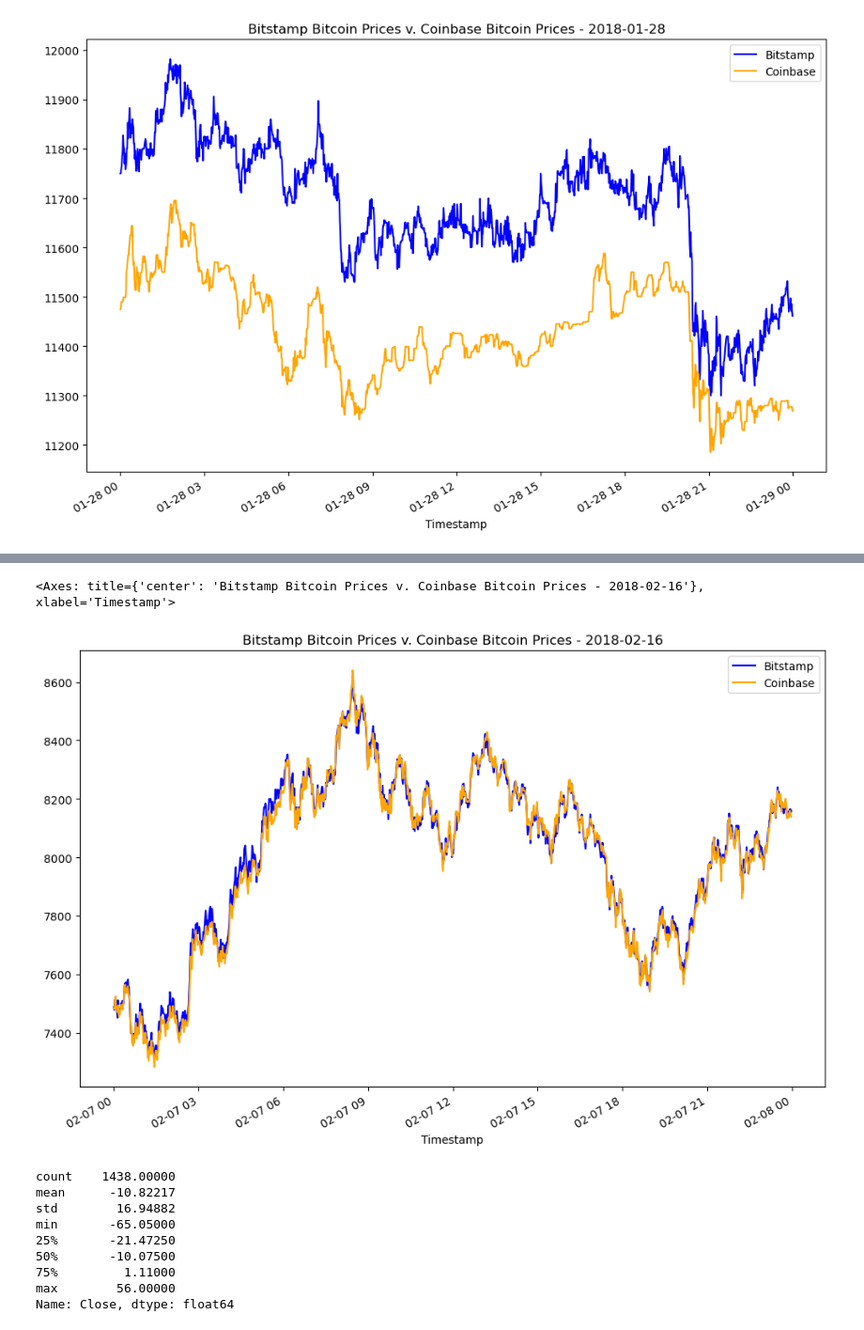
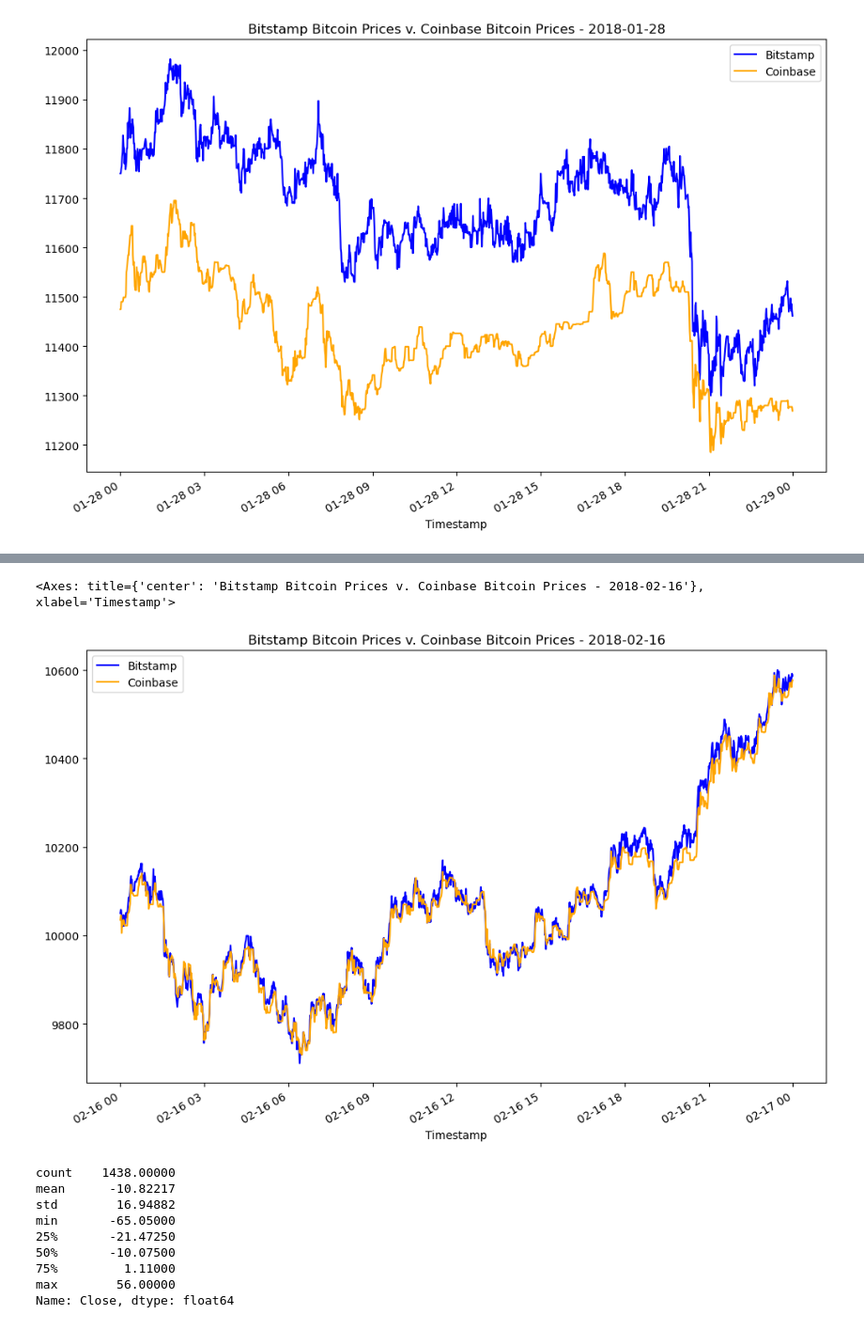
Before and after one commit to Demigodgeek/C3_Calculate_Arbitrage_Profits, a Jupyter notebook: crypto_arbitrage.ipynb, the cells around one changed output, grey strips where cells are left out. Shown at 94% size. Drawn from its saved outputs; the diff is of its cells as text; code cells hidden in the pictures.

```diff
--- a/crypto_arbitrage.ipynb
+++ b/crypto_arbitrage.ipynb
@@ -355,13 +355,13 @@ arbitrage_spread_early.plot(kind='box')
 # %%
 # Create an overlay plot that visualizes the two dataframes over a period of one day from the middle of the dataset.
 # Be sure that the plots include the parameters `legend`, `figsize`, `title`, `color` and `label`
-bitstamp['Close'].loc['2018-02-07'].plot(
+bitstamp['Close'].loc['2018-02-16'].plot(
     legend=True, figsize=(12,8), title='Bitstamp Bitcoin Prices v. Coinbase Bitcoin Prices - 2018-02-16', color='blue', label='Bitstamp')
-coinbase['Close'].loc['2018-02-07'].plot(
+coinbase['Close'].loc['2018-02-16'].plot(
     legend=True, figsize=(12,8), color='orange', label='Coinbase')
 # %% [output]
 <Axes: title={'center': 'Bitstamp Bitcoin Prices v. Coinbase Bitcoin Prices - 2018-02-16'}, xlabel='Timestamp'>
-[figure, old version]
+[figure, new version]
 # %%
 # Using the date in the middle that you have selected, calculate the arbitrage spread
 # by subtracting the bitstamp lower closing prices from the coinbase higher closing prices
```
Also changed, not shown: parts of 3 cells of this notebook.
